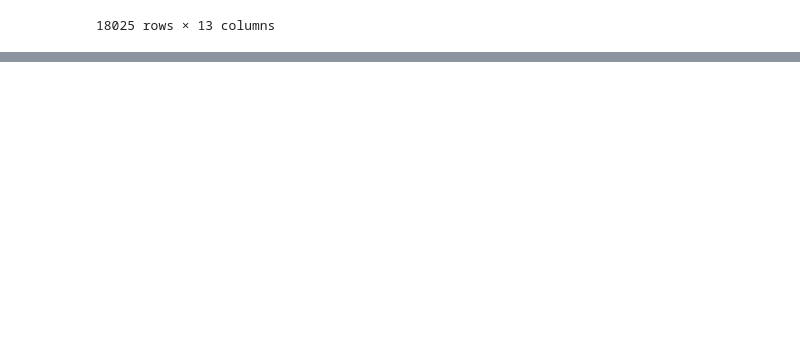
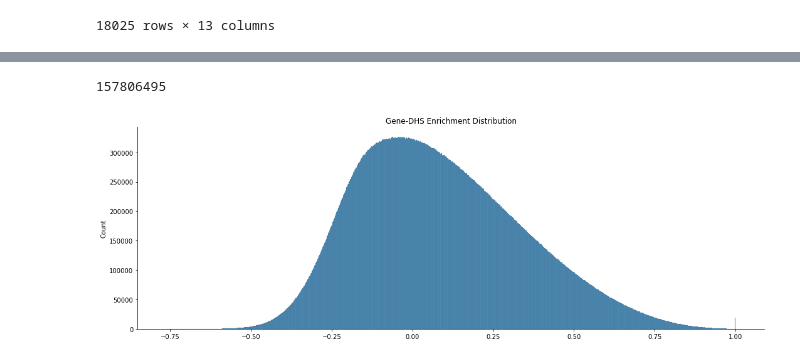
Before and after one commit to meuleman/gilbertAPI, a Jupyter notebook: externalresources/code/cross_category_scoring.ipynb, the cells around one changed output, grey strips where cells are left out. Cells and saved outputs as stored; diff of their text form; code cells hidden in the pictures; blank space fills up the shorter version.

```diff
--- a/externalresources/code/cross_category_scoring.ipynb
+++ b/externalresources/code/cross_category_scoring.ipynb
@@ -1048,0 +1182,14 @@ See the caveats in the documentation: https://pandas.pydata.org/pandas-docs/stab
+# %%
+gata1_dhs_enrichment = gene_DHS_enrichment.loc['GATA1']
+# print(gata1_dhs_enrichment)
+
+my_euclidean = functools.partial(euclidean, gata1_dhs_enrichment)
+my_pearsonr = functools.partial(pearsonr, gata1_dhs_enrichment)
+def percentileofscore_dhs_gene_enrichment(score):
+    return percentileofscore(gata1_gene_dhsenrichment['pearson_corr'], score)
+
+gene_DHS_enrichment[['pearson_corr', 'p-val']] = pd.DataFrame(gene_DHS_enrichment.apply(my_pearsonr, axis=1).tolist(), index=gene_DHS_enrichment.index)
+gata1_gene_dhsenrichment = gene_DHS_enrichment.sort_values(by = 'pearson_corr', ascending=False)
+gata1_gene_dhsenrichment['enrichment_score'] = gata1_gene_dhsenrichment['pearson_corr'].map(percentileofscore_dhs_gene_enrichment)
+gata1_gene_dhsenrichment.to_pickle('../output/GATA1-gene-dhs-enrichment_pearsonr.pkl')
+gata1_gene_dhsenrichment
@@ -1048,0 +1210,13 @@ See the caveats in the documentation: https://pandas.pydata.org/pandas-docs/stab
+# %%
+def percentileofscore_dhs_gene_enrichment_all(score, curr_gene):
+    return percentileofscore(curr_gene, score)
+
+pearson_scores = []
+
+for i, gene in tqdm(enumerate(gene_DHS_enrichment.index.tolist())):
+    specific_gene_dhs_enrichment = gene_DHS_enrichment.loc[gene]
+
+    my_pearsonr = functools.partial(pearsonr, specific_gene_dhs_enrichment)
+
+    gene_DHS_enrichment[['pearson_corr', 'p-val']] = pd.DataFrame(gene_DHS_enrichment.apply(my_pearsonr, axis=1).tolist(), index=gene_DHS_enrichment.index)
+    pearson_scores.extend(gene_DHS_enrichment['pearson_corr'].tolist())
@@ -1048,0 +1227,7 @@ See the caveats in the documentation: https://pandas.pydata.org/pandas-docs/stab
+# %%
+# with open('../output/gene-dhs-distr.pkl', "rb") as input_file:
+#     dhs_scores = pickle.load(input_file)
+
+dhs_scores = np.load("../output/gene-dhs-distr.npy")
+
+print(dhs_scores)
@@ -1048,0 +1248,5 @@ See the caveats in the documentation: https://pandas.pydata.org/pandas-docs/stab
+# %%
+gene_dhs_scores = []
+for i in range(len(dhs_scores)):
+    gene_dhs_scores.extend(dhs_scores[i, i:])
+# print(gene_dhs_scores)
@@ -1048,0 +1265,9 @@ See the caveats in the documentation: https://pandas.pydata.org/pandas-docs/stab
+# %%
+print(len(gene_dhs_scores))
+
+distr_plot = sns.displot(gene_dhs_scores, height=5, aspect=3)
+distr_plot.set(title='Gene-DHS Enrichment Distribution')
+plt.savefig('../output/plots/ST_' + today.strftime("%Y-%m-%d") + '_gene-DHS-enrichment-distribution.png')
+# %% [output]
+157806495
+[figure, added]
```
Also changed, not shown: parts of 36 cells of this notebook, 4 other files.
